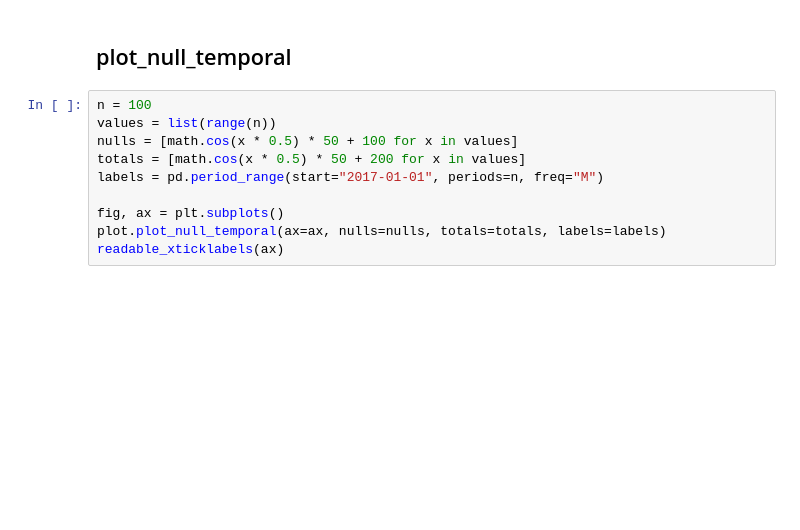
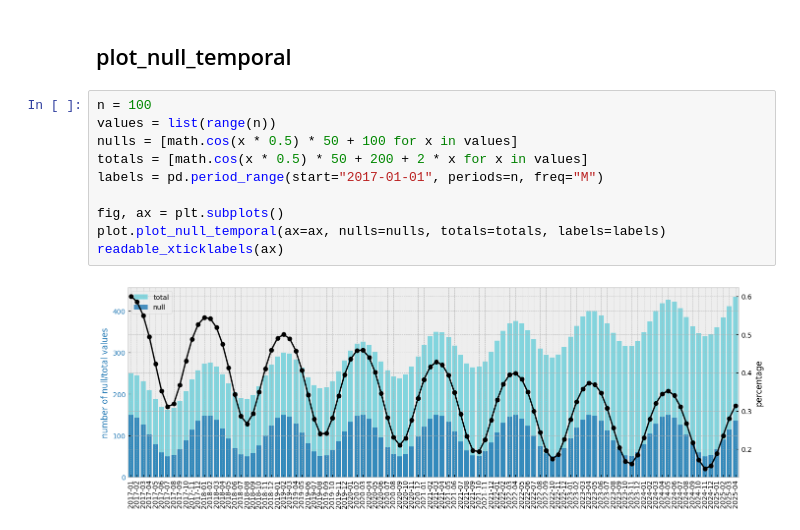
Before and after one commit to durandtibo/pandasx, a Jupyter notebook: notebooks/plot.ipynb, the cells around one changed output. Cells and saved outputs as stored; diff of their text form; blank space fills up the shorter version.

```diff
--- a/notebooks/plot.ipynb
+++ b/notebooks/plot.ipynb
@@ -42,10 +48,12 @@ plot.hist_continuous(ax=ax, array=array, nbins=201, xmin="q0.02", xmax="q0.98")
 # %%
 n = 100
 values = list(range(n))
 nulls = [math.cos(x * 0.5) * 50 + 100 for x in values]
-totals = [math.cos(x * 0.5) * 50 + 200 for x in values]
+totals = [math.cos(x * 0.5) * 50 + 200 + 2 * x for x in values]
 labels = pd.period_range(start="2017-01-01", periods=n, freq="M")
 
 fig, ax = plt.subplots()
 plot.plot_null_temporal(ax=ax, nulls=nulls, totals=totals, labels=labels)
 readable_xticklabels(ax)
+# %% [output]
+[figure, added]
```
Also changed, not shown: parts of 4 cells of this notebook, 2 other files.
